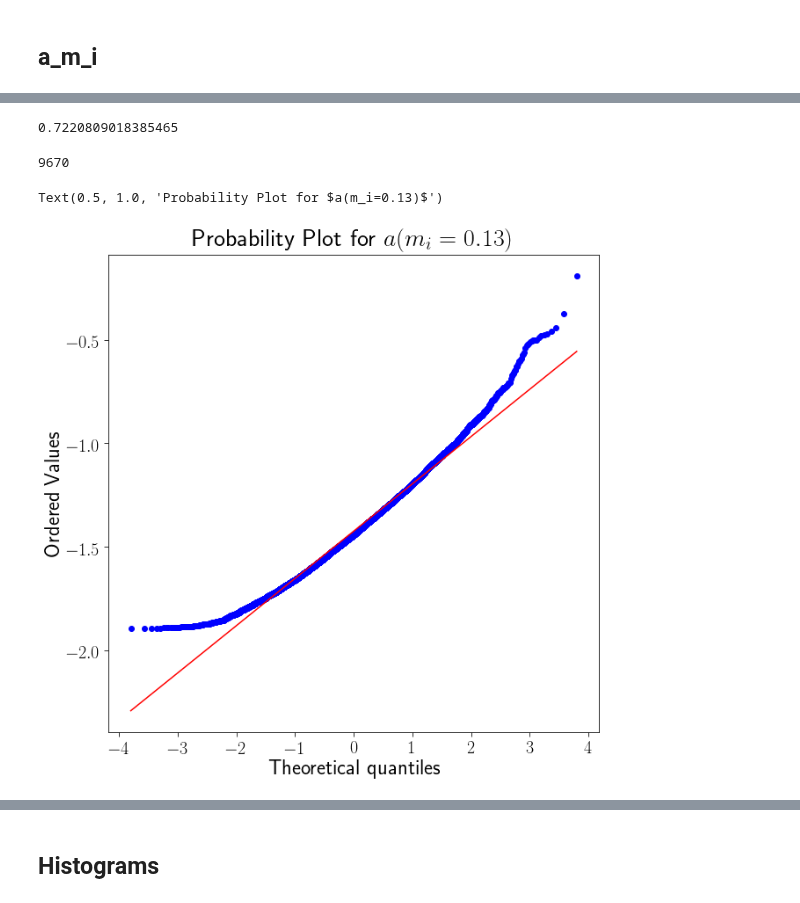
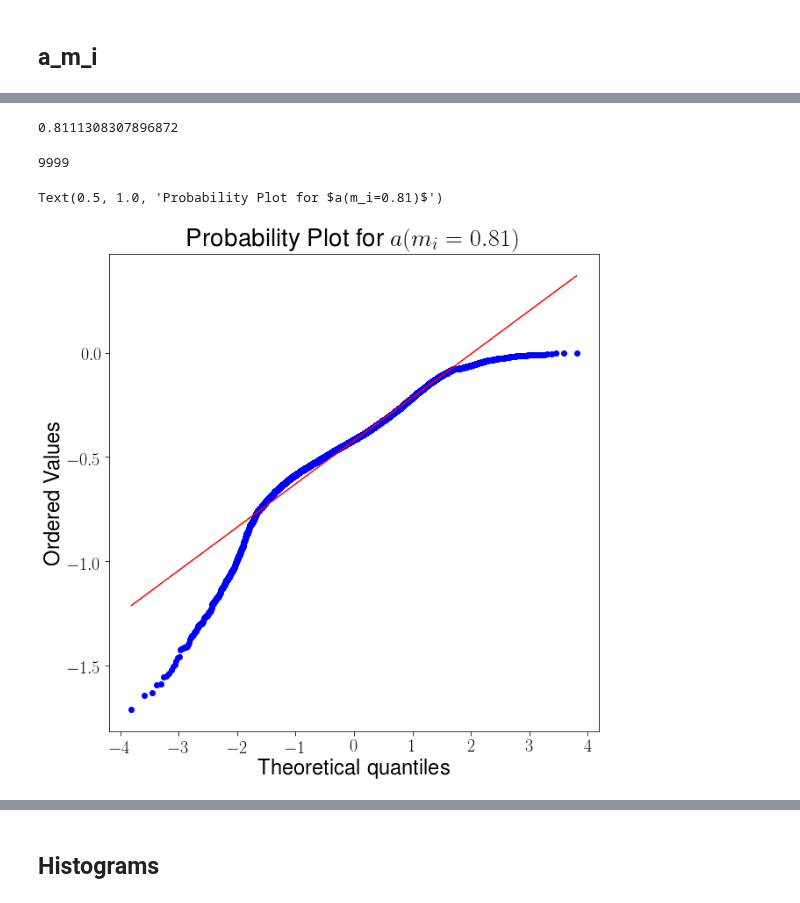
Before and after one commit to ismael-mendoza/nbody-relaxed, a Jupyter notebook: jupyter/gaussian_prediction.ipynb, the cells around one changed output, grey strips where cells are left out. Saved outputs shown, nothing was run; the diff lists cells and outputs as text; code cells hidden in the pictures.

```diff
--- a/jupyter/gaussian_prediction.ipynb
+++ b/jupyter/gaussian_prediction.ipynb
@@ -31,32 +28,3 @@ from copy import deepcopy
 import warnings
 
 import matplotlib as mpl
-# %%
-mpl.rcParams.update(
-{
-    # figure
-    'figure.figsize':   (10, 10),
-
-    # axes
-    'axes.labelsize': 24,
-
-    # title
-    'axes.titlesize':28,
-
-    # ticks
-    'xtick.major.size':  5,
-    'xtick.minor.size':  2.5,
-    'xtick.major.width': 0.8,
-    'xtick.minor.width': 0.6,
-    'xtick.labelsize':   20,
-
-    'ytick.major.size':  5,
-    'ytick.minor.size':  2.5,
-    'ytick.major.width': 0.8,
-    'ytick.minor.width': 0.6,
-    'ytick.labelsize':   20,
-
-    #legend
-    'legend.fontsize': 24,
-
-})
@@ -162,23 +137,22 @@ plt.hist(x)
 # %%
-mass_bins[85]
+mass_bins[89]
 # %% [output]
-0.7220809018385465
+0.8111308307896872
 # %%
-
 from scipy import stats
-idx = 10
+idx = 89
 fig, ax = plt.subplots(1, 1, figsize=(10, 10))
 x = np.log(am[:, idx])
 m= mass_bins[idx]
 keep = ~np.isnan(x)
 x = x[keep]
 print(sum(keep))
 res = stats.probplot(x, dist='norm', plot=ax, fit=True)
 ax.set_title(f"Probability Plot for $a(m_i={m:.2f})$")
 
 
 # becomes more non-Gaussian as m_i -> 0 or m_i -> 1
 # %% [output]
-9670
+9999
-Text(0.5, 1.0, 'Probability Plot for $a(m_i=0.13)$')
+Text(0.5, 1.0, 'Probability Plot for $a(m_i=0.81)$')
-[figure, old version]
+[figure, new version]
```
Also changed, not shown: parts of 39 cells of this notebook, 3 other files.
